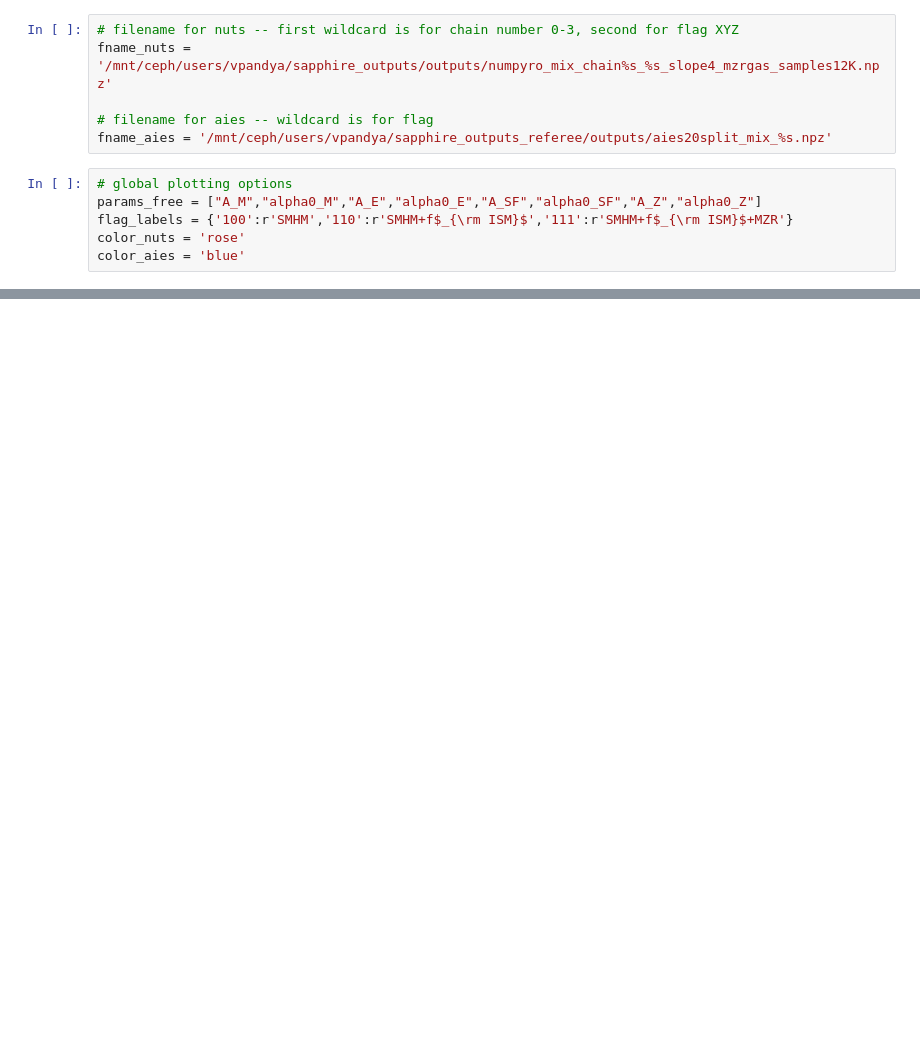
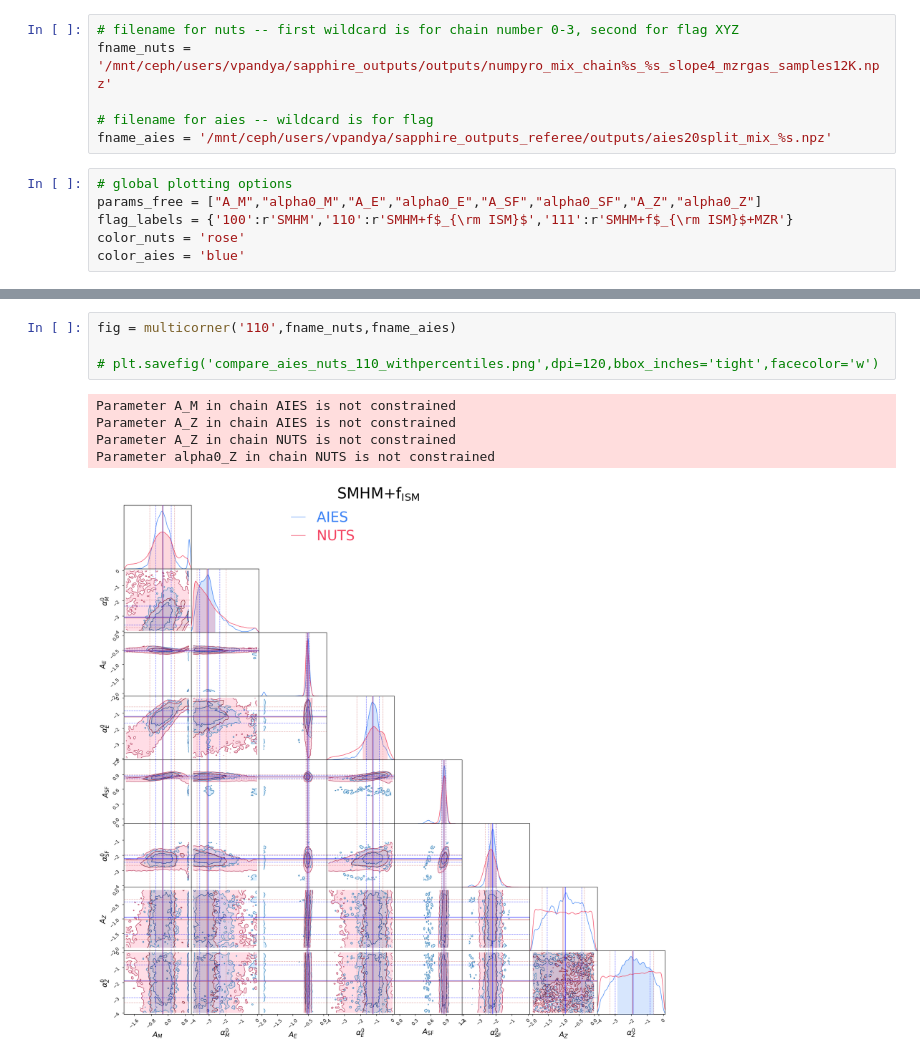
Before and after one commit to virajpandya/sapphire, a Jupyter notebook: demo/pandya26/plotting/compare_aies_nuts.ipynb, the cells around one changed output, grey strips where cells are left out. Cells and saved outputs as stored; diff of their text form; blank space fills up the shorter version.

```diff
--- a/demo/pandya26/plotting/compare_aies_nuts.ipynb
+++ b/demo/pandya26/plotting/compare_aies_nuts.ipynb
@@ -84,0 +133,10 @@ Parameter alpha0_Z in chain NUTS is not constrained
+# %%
+fig = multicorner('110',fname_nuts,fname_aies)
+
+# plt.savefig('compare_aies_nuts_110_withpercentiles.png',dpi=120,bbox_inches='tight',facecolor='w')
+# %% [output]
+Parameter A_M in chain AIES is not constrained
+Parameter A_Z in chain AIES is not constrained
+Parameter A_Z in chain NUTS is not constrained
+Parameter alpha0_Z in chain NUTS is not constrained
+[figure, added]
```
Also changed, not shown: parts of 7 cells of this notebook, 5 other files.
